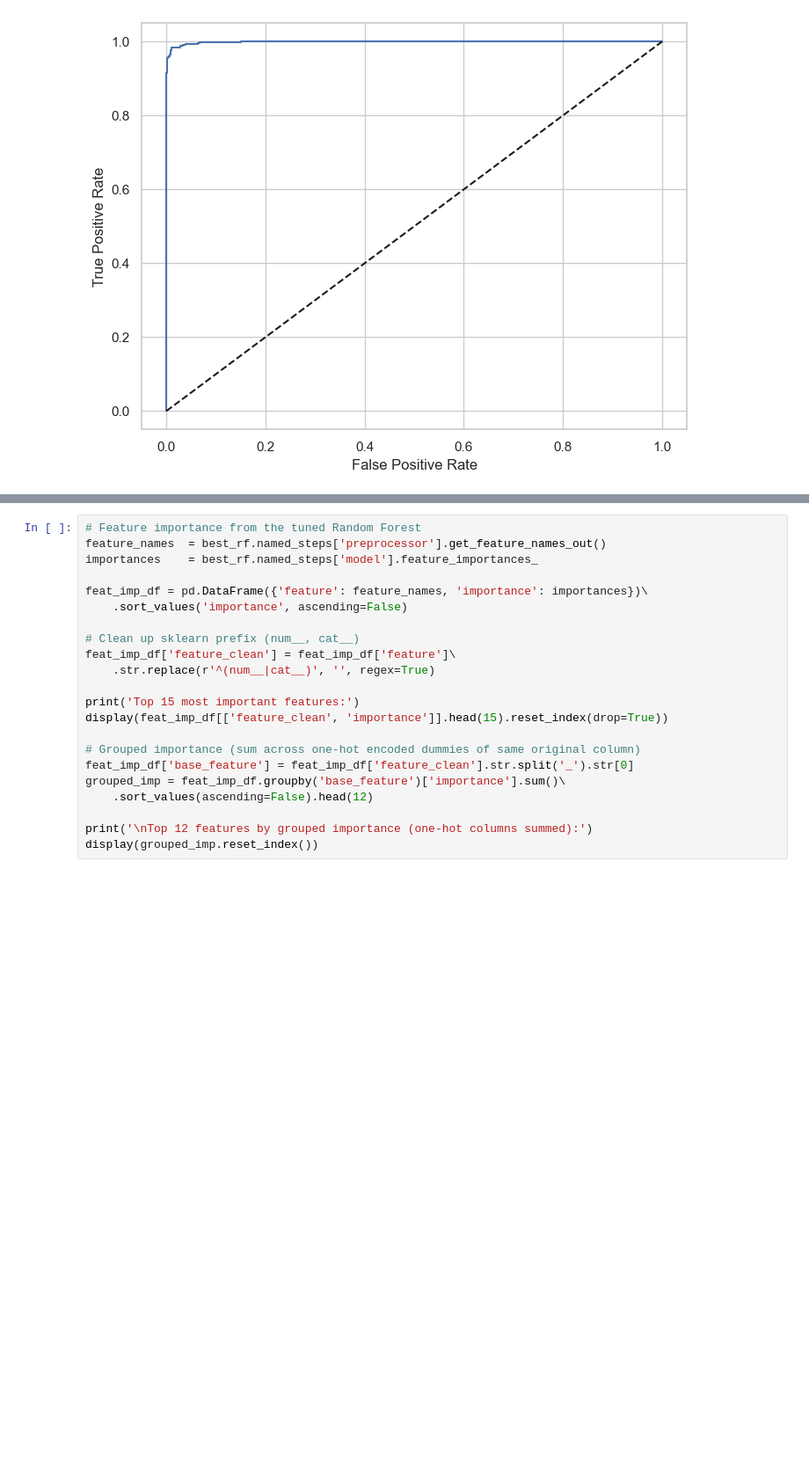
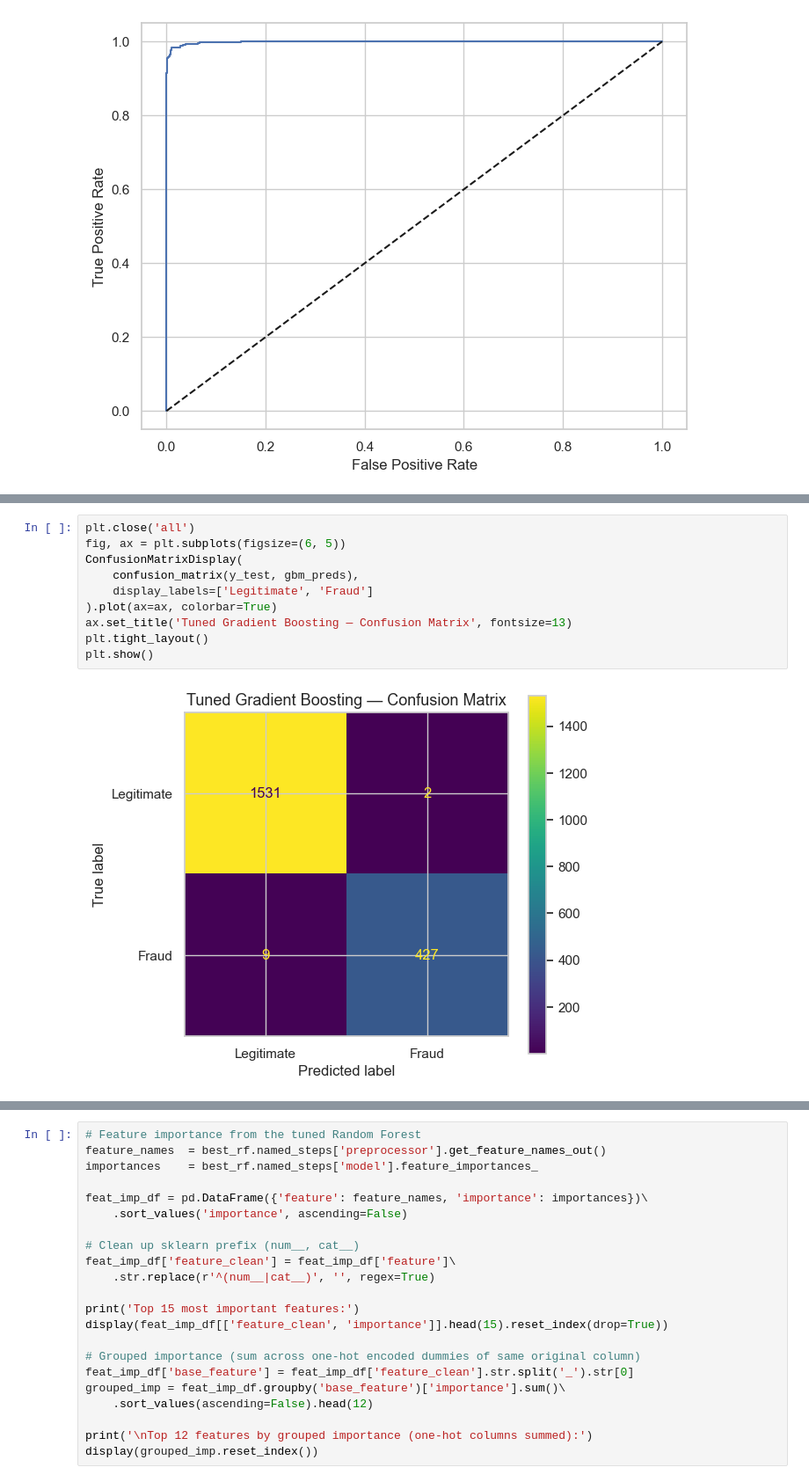
Before and after one commit to domi04/Ethereum-Fraud-Detection, a Jupyter notebook: Ethereum Fraud Detection.ipynb, the cells around one changed output, grey strips where cells are left out. Shown at 88% size. Saved outputs shown, nothing was run; the diff lists cells and outputs as text; blank space fills up the shorter version.

Commit message:
add gradient boosting model and compare it with random forest

```diff
--- a/Ethereum Fraud Detection.ipynb
+++ b/Ethereum Fraud Detection.ipynb
@@ -885,3 +947,15 @@ Text(0, 0.5, 'True Positive Rate')
+# %%
+plt.close('all')
+fig, ax = plt.subplots(figsize=(6, 5))
+ConfusionMatrixDisplay(
+    confusion_matrix(y_test, gbm_preds),
+    display_labels=['Legitimate', 'Fraud']
+).plot(ax=ax, colorbar=True)
+ax.set_title('Tuned Gradient Boosting — Confusion Matrix', fontsize=13)
+plt.tight_layout()
+plt.show()
+# %% [output]
+[figure, added]
 # %% [markdown]
 ## Feature importance
 
```
Also changed, not shown: parts of 11 cells of this notebook, 3 other files.
